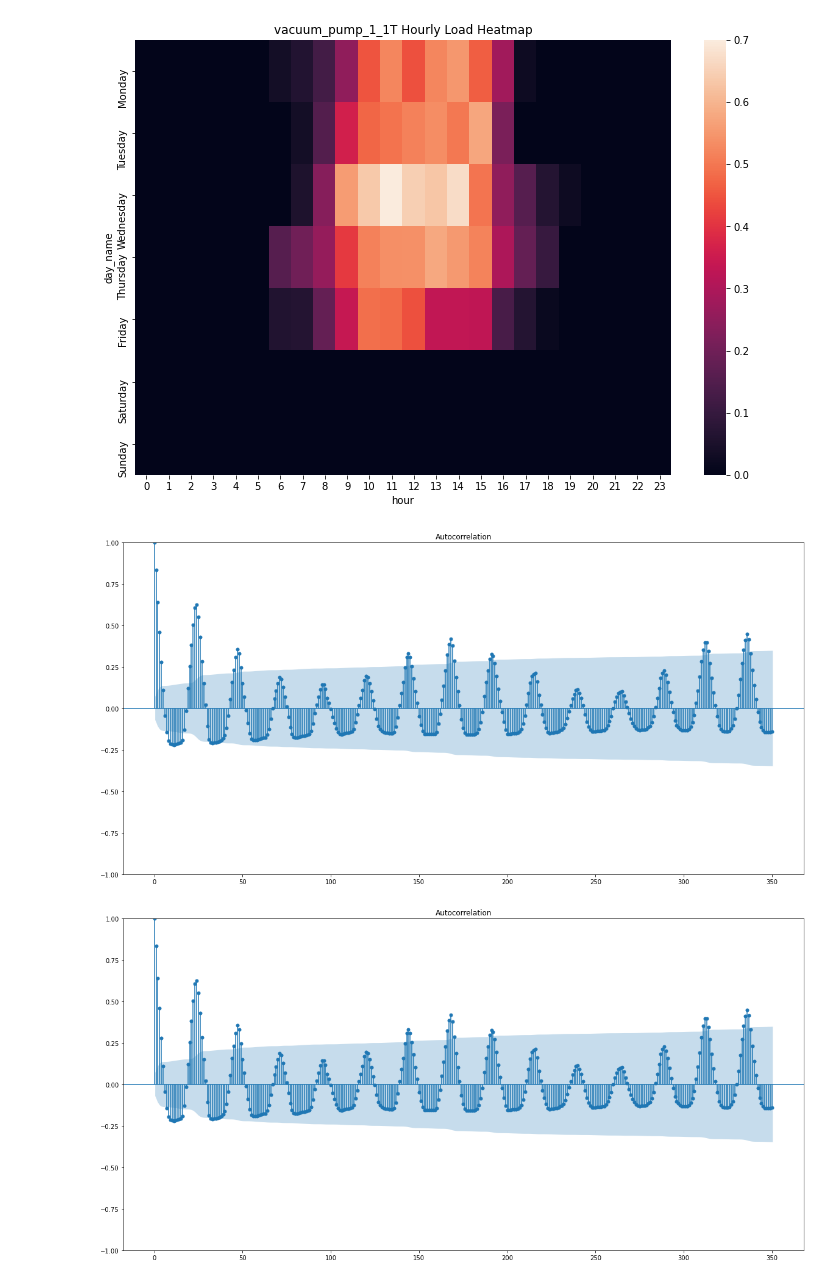
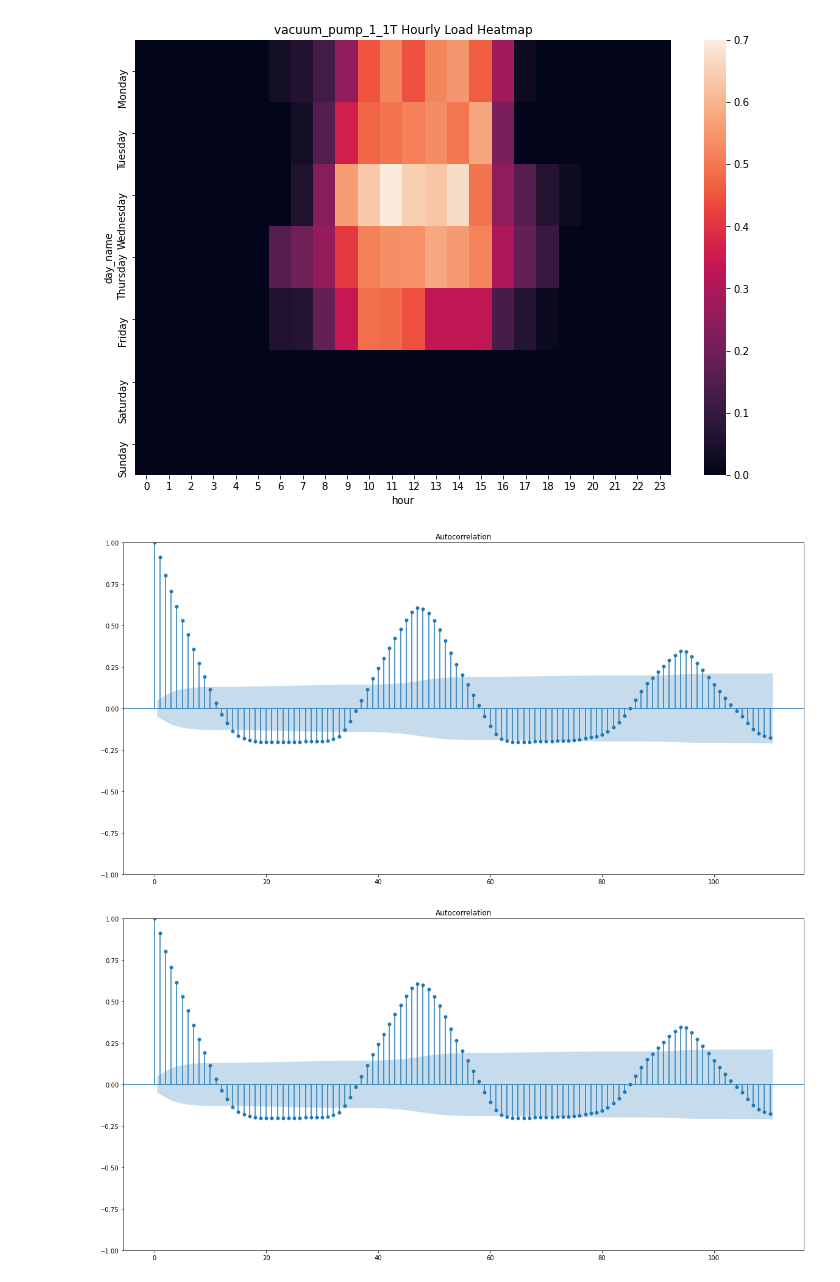
Before and after one commit to GStechschulte/energy-efficiency, a Jupyter notebook: EDA/hipe_load_profiles/vacuum_pump_1.ipynb, the cells around one changed output. Drawn from its saved outputs; the diff is of its cells as text; code cells hidden in the pictures.

```diff
--- a/EDA/hipe_load_profiles/vacuum_pump_1.ipynb
+++ b/EDA/hipe_load_profiles/vacuum_pump_1.ipynb
@@ -11,7 +11,7 @@ import seaborn as sns
 import plotly.express as px
 from statsmodels.graphics.tsaplots import plot_acf
 # %%
-df = query_table(table='vacuum_pump_1_1H')
+df = query_table(table='vacuum_pump_1_30T')
 # %%
 df.shape
 # %% [output]
@@ -23,15 +23,15 @@ hourly_profile_heatmap(machine='vacuum_pump_1_1T')
 # %% [output]
 [figure]
 # %%
-df = df[(df.index >= '2017-11-06') & (df.index < '2017-12-09')]
-time_int_range = np.arange(0, df.shape[0]*60, 60)
+df = df[(df.index >= '2017-11-05') & (df.index < '2017-12-09')]
+time_int_range = np.arange(0, df.shape[0]*30, 30)
 df['t_int'] = time_int_range
 df['t_norm'] = (df['t_int'] - df['t_int'].min()) / (df['t_int'].max() - df['t_int'].min())
 # %%
 px.line(x=df.index, y=df.kw)
 # %%
 fig, ax = plt.subplots(figsize=(20, 10))
-plot_acf(df.kw.values.squeeze(), lags=350, ax=ax)
+plot_acf(df.kw.values.squeeze(), lags=110, ax=ax)
 # %% [output]
-[figure, old version]
+[figure, new version]
-[figure, old version]
+[figure, new version]
```
Also changed, not shown: parts of 6 cells of this notebook.
